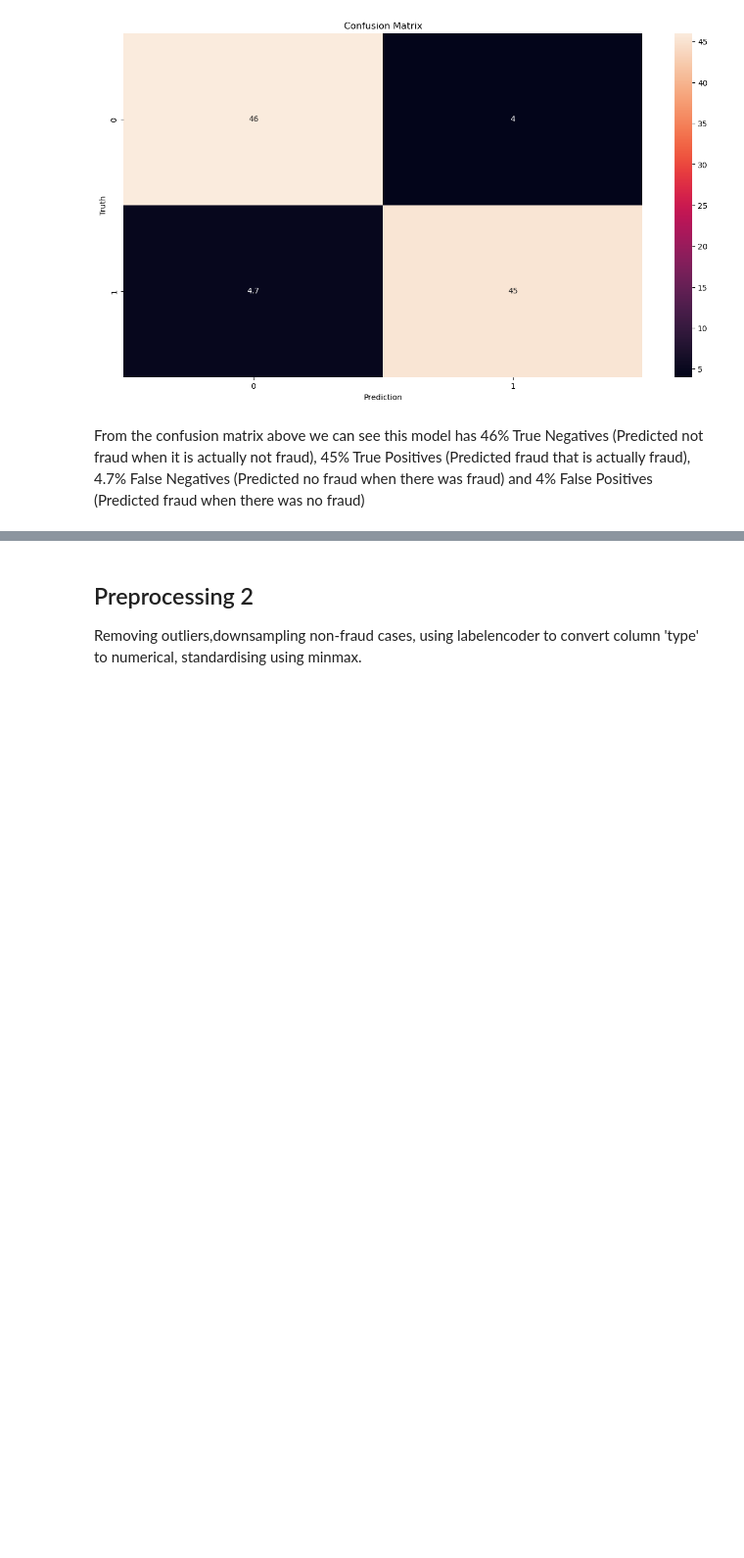
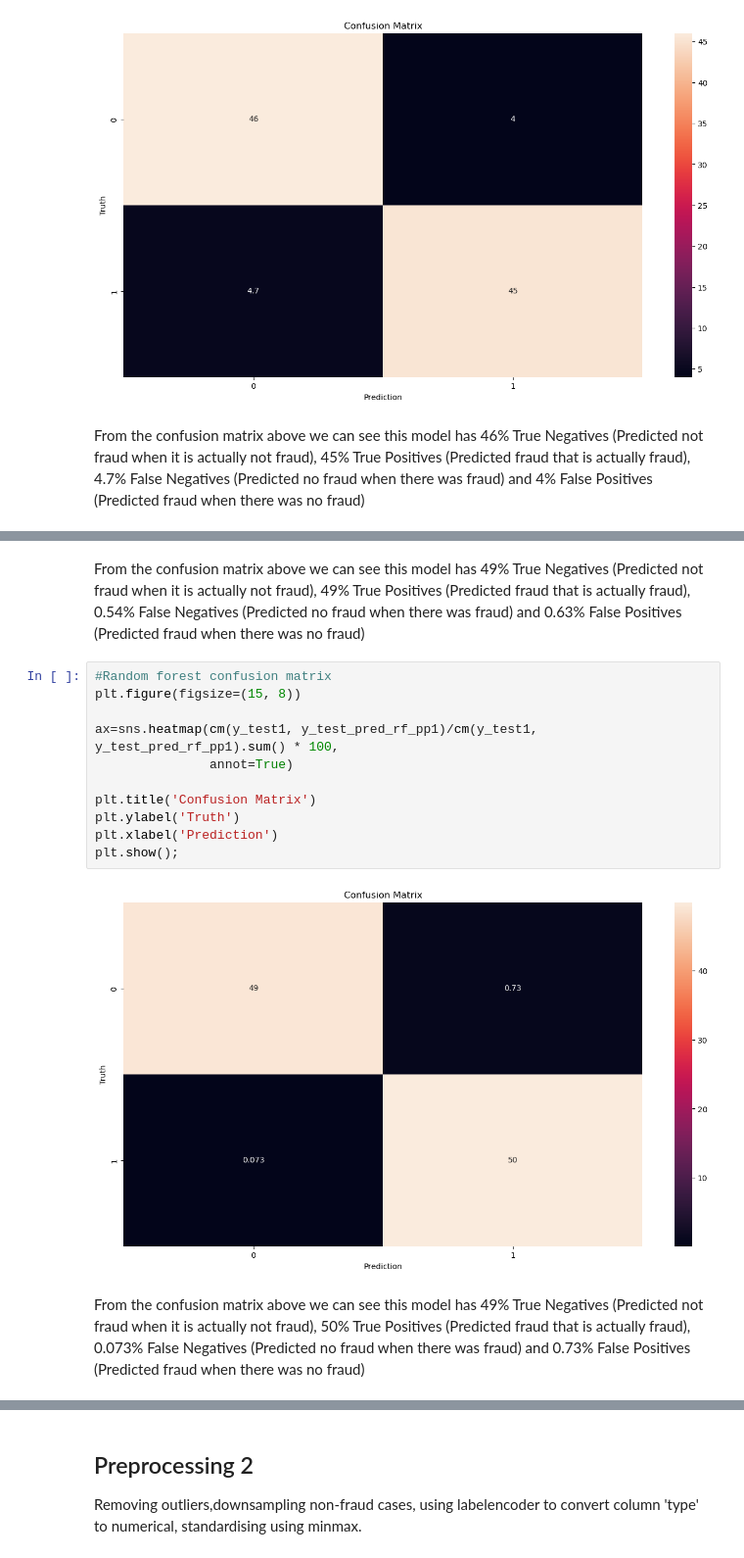
Before and after one commit to Ankourii/Fraud_prediction, a Jupyter notebook: notebooks/second dataset/Modelling.ipynb, the cells around one changed output, grey strips where cells are left out. Shown at 98% size. Drawn from its saved outputs; the diff is of its cells as text; blank space fills up the shorter version.

```diff
--- a/notebooks/second dataset/Modelling.ipynb
+++ b/notebooks/second dataset/Modelling.ipynb
@@ -165 +188,18 @@ conf_matrix_pp1_df
+# %% [markdown]
+From the confusion matrix above we can see this model has 49% True Negatives (Predicted not fraud when it is actually not fraud),  49% True Positives (Predicted fraud that is actually fraud), 0.54% False Negatives (Predicted no fraud when there was fraud) and 0.63% False Positives (Predicted fraud when there was no fraud)
+# %%
+#Random forest confusion matrix
+plt.figure(figsize=(15, 8))
+
+ax=sns.heatmap(cm(y_test1, y_test_pred_rf_pp1)/cm(y_test1, y_test_pred_rf_pp1).sum() * 100,
+               annot=True)
+
+plt.title('Confusion Matrix')
+plt.ylabel('Truth')
+plt.xlabel('Prediction')
+plt.show();
+# %% [output]
+[figure, added]
+# %% [markdown]
+From the confusion matrix above we can see this model has 49% True Negatives (Predicted not fraud when it is actually not fraud),  50% True Positives (Predicted fraud that is actually fraud), 0.073% False Negatives (Predicted no fraud when there was fraud) and 0.73% False Positives (Predicted fraud when there was no fraud)
 # %%
```
Also changed, not shown: parts of 46 cells of this notebook, 4 other files.
